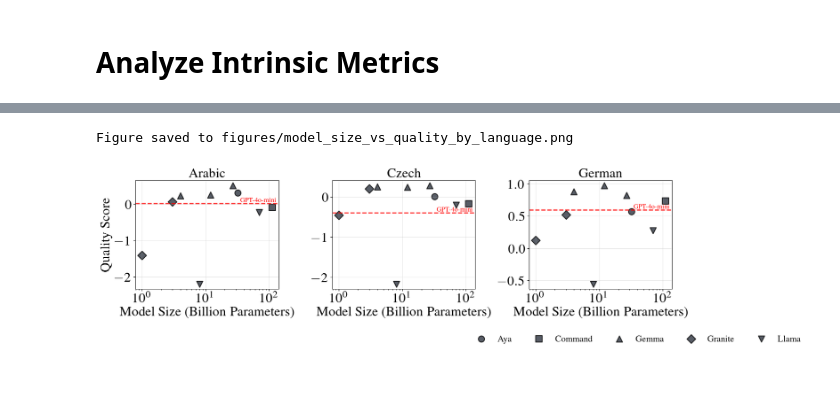
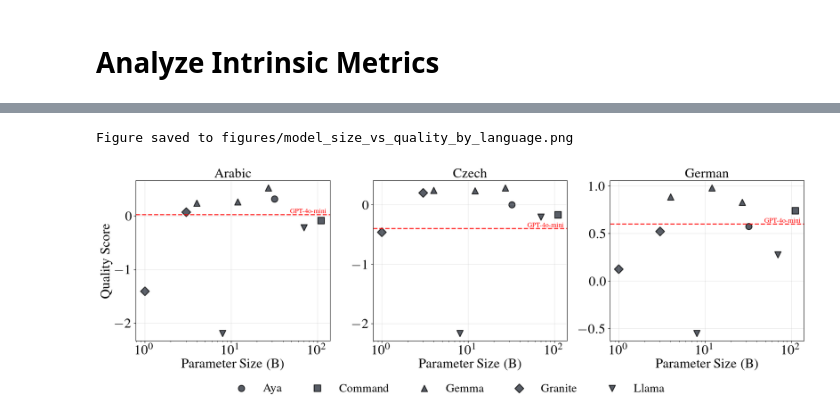
Before and after one commit to ljvmiranda921/polyglot-teachers, a Jupyter notebook: notebooks/2025-11-24-data-quality-metrics/02_visualize_quality_metrics.ipynb, the cells around one changed output, grey strips where cells are left out. Saved outputs shown, nothing was run; the diff lists cells and outputs as text; code cells hidden in the pictures; blank space fills up the shorter version.

```diff
--- a/notebooks/2025-11-24-data-quality-metrics/02_visualize_quality_metrics.ipynb
+++ b/notebooks/2025-11-24-data-quality-metrics/02_visualize_quality_metrics.ipynb
@@ -153,40 +153,41 @@ for idx, (lang, ax) in enumerate(zip(languages, axes)):
         0.98,
         gpt4o_mini_quality_lang,
         "GPT-4o-mini",
         transform=ax.get_yaxis_transform(),
         fontsize=12,
         color="red",
         va="bottom",
         ha="right",
     )
 
     ax.set_title(language_names[lang])
-    ax.set_xlabel("Model Size (Billion Parameters)")
+    ax.set_xlabel("Parameter Size (B)")
     ax.set_xscale("log")
     ax.set_ylabel("Quality Score" if idx == 0 else "")
     ax.grid(True, alpha=0.3)
 
-    if idx == 2:  # Only show legend on last subplot
-        ax.legend(
-            frameon=False,
-            loc="upper center",
-            bbox_to_anchor=(0.75, -0.35),
-            ncol=5,
-            fontsize=16,
-        )
+# Add legend centered below all subplots
+fig.legend(
+    *axes[2].get_legend_handles_labels(),
+    frameon=False,
+    loc="lower center",
+    bbox_to_anchor=(0.5, -0.10),
+    ncol=5,
+    fontsize=21,
+)
 
 plt.tight_layout()
 
 # Save figure
 import os
 
 os.makedirs("figures", exist_ok=True)
 fig.savefig(
     "figures/model_size_vs_quality_by_language.png", dpi=300, bbox_inches="tight"
 )
 print("Figure saved to figures/model_size_vs_quality_by_language.png")
 
 plt.show()
 # %% [output]
 Figure saved to figures/model_size_vs_quality_by_language.png
-[figure, old version]
+[figure, new version]
```
Also changed, not shown: 1 other file.
